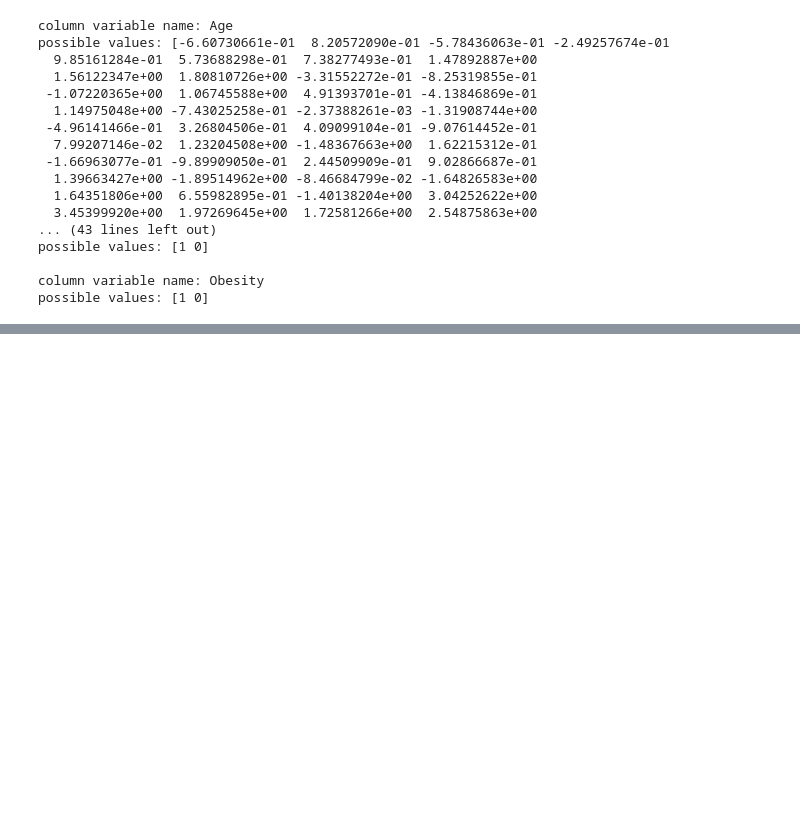
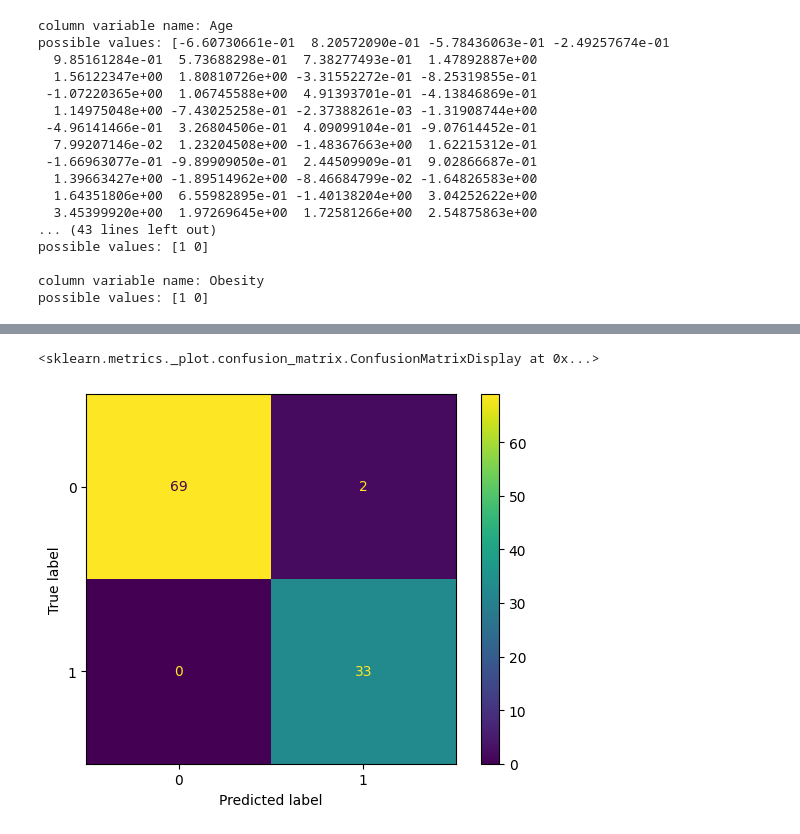
Before and after one commit to obb199/machineLearning, a Jupyter notebook: diabetes-risk-prediction.ipynb, the cells around one changed output, grey strips where cells are left out. Saved outputs shown, nothing was run; the diff lists cells and outputs as text; code cells hidden in the pictures; blank space fills up the shorter version.

```diff
--- a/diabetes-risk-prediction.ipynb
+++ b/diabetes-risk-prediction.ipynb
@@ -154,0 +172,14 @@ d.plot()
+# %%
+#grid search for xgboost
+params = {'loss': ['exponential', 'log_loss'],
+          'learning_rate': [0.05, 0.1, 0.15],
+          'n_estimators': [1, 50, 100, 200, 500, 1000],
+          'subsample': [0.5, 0.75, 0.9, 1],
+          'criterion': ['friedman_mse', 'squared_error'],
+          'min_samples_leaf': [1, 2, 3, 4],
+          'max_depth': [2, 3, 4, 5]}
+
+GBC = GradientBoostingClassifier()
+
+grid = GridSearchCV(estimator=GBC, param_grid=params, scoring='roc_auc', cv=5, n_jobs=-1, verbose=1)
+grid.fit(X_test, y_test)
@@ -154,0 +207,11 @@ d.plot()
+# %%
+GBC = GradientBoostingClassifier(loss=grid.best_params_['loss'],
+                                 learning_rate=grid.best_params_['learning_rate'],
+                                 n_estimators=grid.best_params_['n_estimators'],
+                                 subsample=grid.best_params_['subsample'],
+                                 criterion=grid.best_params_['criterion'],
+                                 min_samples_leaf=grid.best_params_['min_samples_leaf'],
+                                 max_depth=grid.best_params_['max_depth'])
+
+GBC.fit(X_train, y_train)
+GBC.score(X_test, y_test)
@@ -154,0 +243,19 @@ d.plot()
+# %%
+confusion_matrix = [[0, 0],
+                    [0, 0]]
+
+for x, y in zip(GBC.predict(X_test), y_test):
+    if x == 'Positive' and y == 'Positive':
+        confusion_matrix[0][0] += 1
+    elif x == 'Negative' and y == 'Negative':
+            confusion_matrix[1][1] += 1
+    elif x == 'Positive' and y == 'Negative':
+        confusion_matrix[1][0] += 1
+    else:
+        confusion_matrix[0][1] += 1
+
+d = ConfusionMatrixDisplay(np.array(confusion_matrix))
+d.plot()
+# %% [output]
+<sklearn.metrics._plot.confusion_matrix.ConfusionMatrixDisplay at 0x...>
+[figure, added]
```
Also changed, not shown: parts of 17 cells of this notebook.
